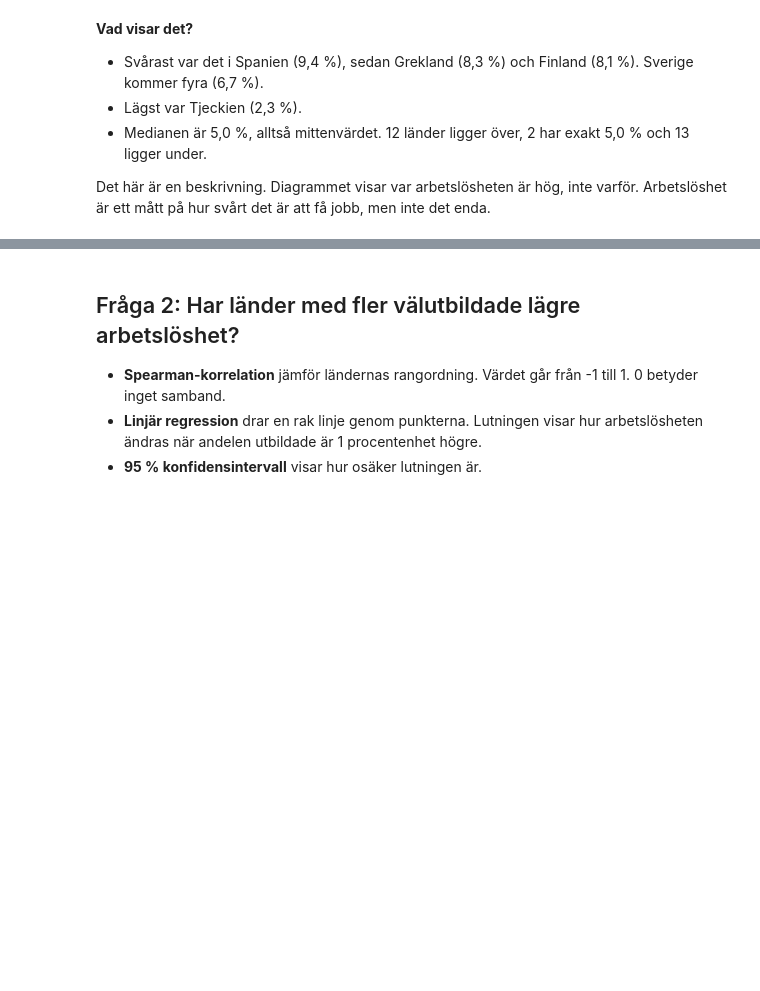
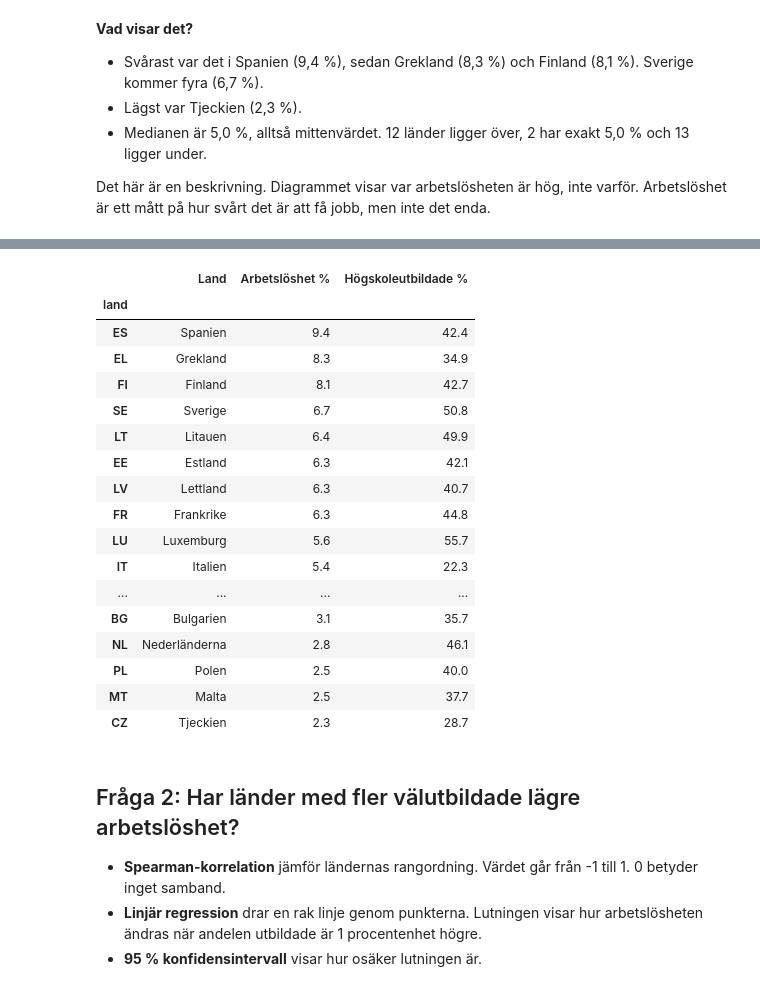
Before and after one commit to AbuMuhammad317/europa_abdulrahman, a Jupyter notebook: analys.ipynb, the cells around one changed output, grey strips where cells are left out. Cells and saved outputs as stored; diff of their text form; code cells hidden in the pictures; blank space fills up the shorter version.

Commit message:
Lägg till tabeller för resultaten
Co-Authored-By: Claude Sonnet 5.5 <noreply@anthropic.com>

```diff
--- a/analys.ipynb
+++ b/analys.ipynb
@@ -120,3 +134,27 @@ Arbetslöshet är ett mått på hur svårt det är att få jobb, men inte det en
+# %%
+# Alla länder, högst arbetslöshet först
+tabell = data[["namn", "arbetsloshet", "utbildning"]].sort_values("arbetsloshet", ascending=False)
+tabell.columns = ["Land", "Arbetslöshet %", "Högskoleutbildade %"]
+tabell
+# %% [output]
+|  | Land | Arbetslöshet % | Högskoleutbildade % |
+| land |  |  |  |
+| ES | Spanien | 9.4 | 42.4 |
+| EL | Grekland | 8.3 | 34.9 |
+| FI | Finland | 8.1 | 42.7 |
+| SE | Sverige | 6.7 | 50.8 |
+| LT | Litauen | 6.4 | 49.9 |
+| EE | Estland | 6.3 | 42.1 |
+| LV | Lettland | 6.3 | 40.7 |
+| FR | Frankrike | 6.3 | 44.8 |
+| LU | Luxemburg | 5.6 | 55.7 |
+| IT | Italien | 5.4 | 22.3 |
+| ... | ... | ... | ... |
+| BG | Bulgarien | 3.1 | 35.7 |
+| NL | Nederländerna | 2.8 | 46.1 |
+| PL | Polen | 2.5 | 40.0 |
+| MT | Malta | 2.5 | 37.7 |
+| CZ | Tjeckien | 2.3 | 28.7 |
 # %% [markdown]
 ## Fråga 2: Har länder med fler välutbildade lägre arbetslöshet?
 
```
Also changed, not shown: parts of 4 cells of this notebook, 1 other file.
